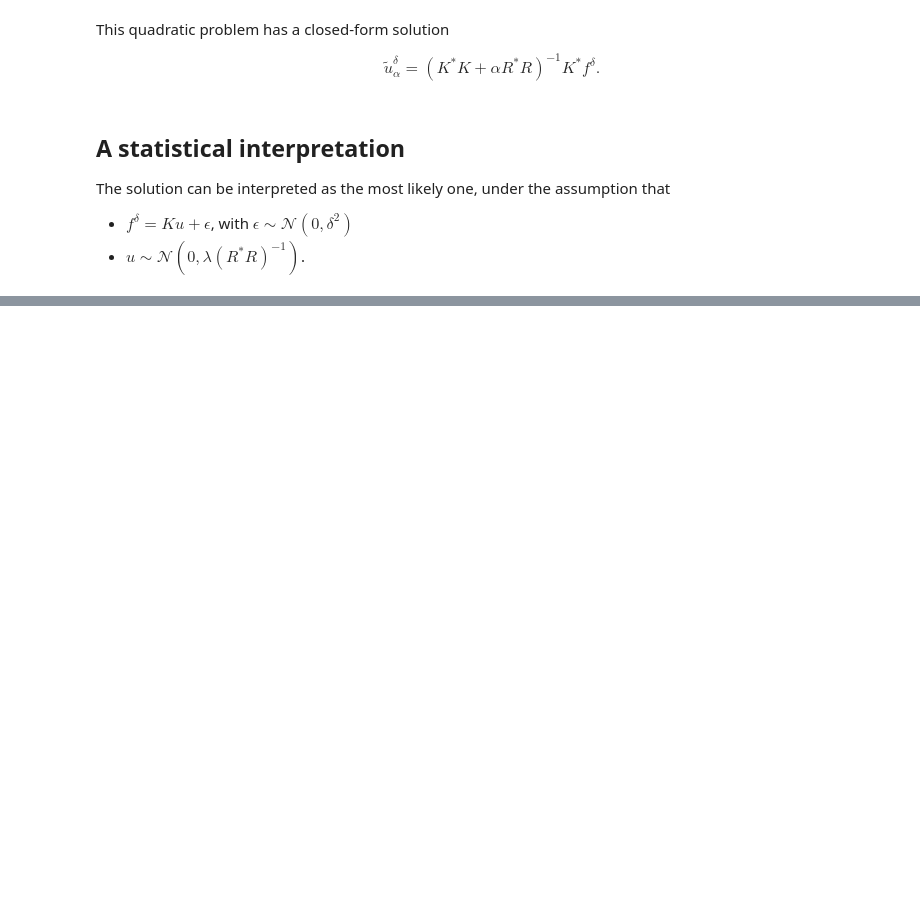
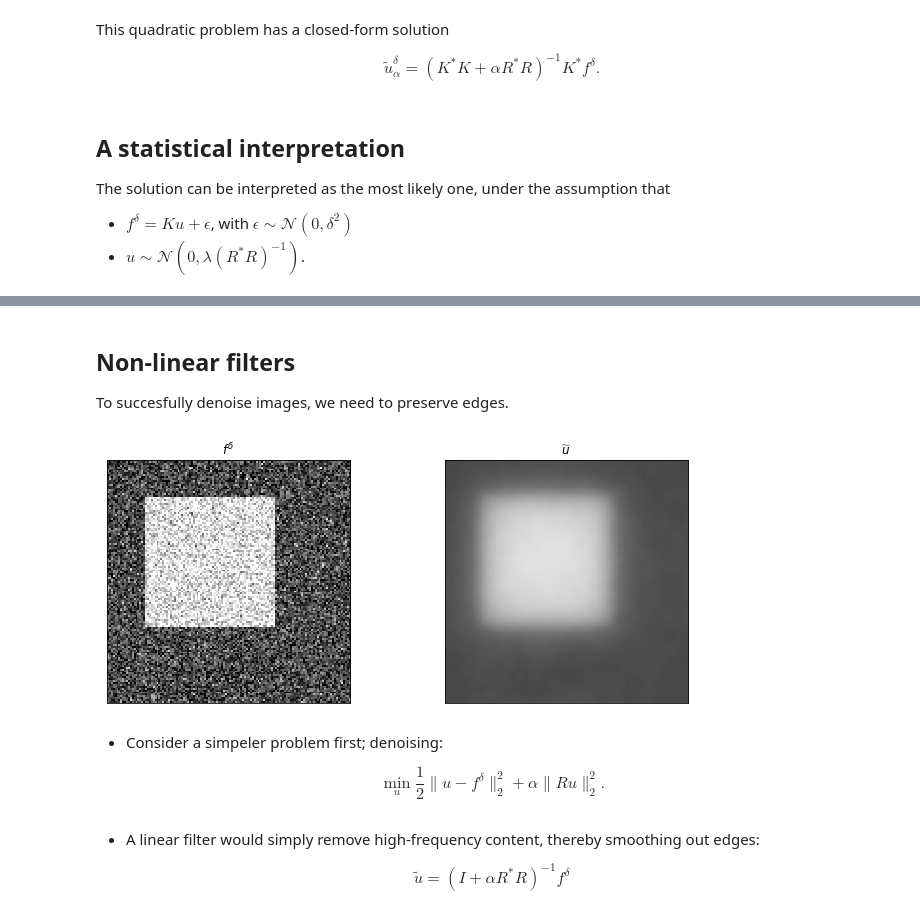
Before and after one commit to TristanvanLeeuwen/Summerschool, a Jupyter notebook: Presentation.ipynb, the cells around one changed output, grey strips where cells are left out. Drawn from its saved outputs; the diff is of its cells as text; code cells hidden in the pictures; blank space fills up the shorter version.

```diff
--- a/Presentation.ipynb
+++ b/Presentation.ipynb
@@ -271,0 +265,31 @@ randn(...) method of numpy.random.mtrand.RandomState instance
+# %% [markdown]
+## Non-linear filters
+
+To succesfully denoise images, we need to preserve edges.
+# %%
+# make image
+n = 128
+u = np.zeros((n,n))
+u[20:88, 20:88] = 1
+
+# add_noise
+delta = 1e-1
+f_delta = random_noise(u, var = delta, clip=False)
+
+# filter
+alpha = 5e1
+reg_psf = np.array([[0,0,0],[0,1,0],[0,0,0]]) - alpha*np.array([[0,1,0],[1,-4,1],[0,1,0]])
+u_est = K(f_delta, psf = reg_psf, mode='pinv')
+
+# plot
+plot_images([f_delta,u_est], [r'$f^\delta$',r'$\widetilde{u}$'], fname='denoise_linear.png', scale=[-.5,1.2])
+# %% [output]
+[figure, added]
+# %% [markdown]
+* Consider a simpeler problem first; denoising:
+
+$$\min_u \frac{1}{2}\|u - f^\delta\|_2^2 + \alpha \|Ru\|_2^2.$$
+# %% [markdown]
+* A linear filter would simply remove high-frequency content, thereby smoothing out edges:
+
+$$\widetilde{u} = \left(I + \alpha R^*\!R\right)^{-1}f^\delta$$
```
Also changed, not shown: parts of 14 cells of this notebook.
